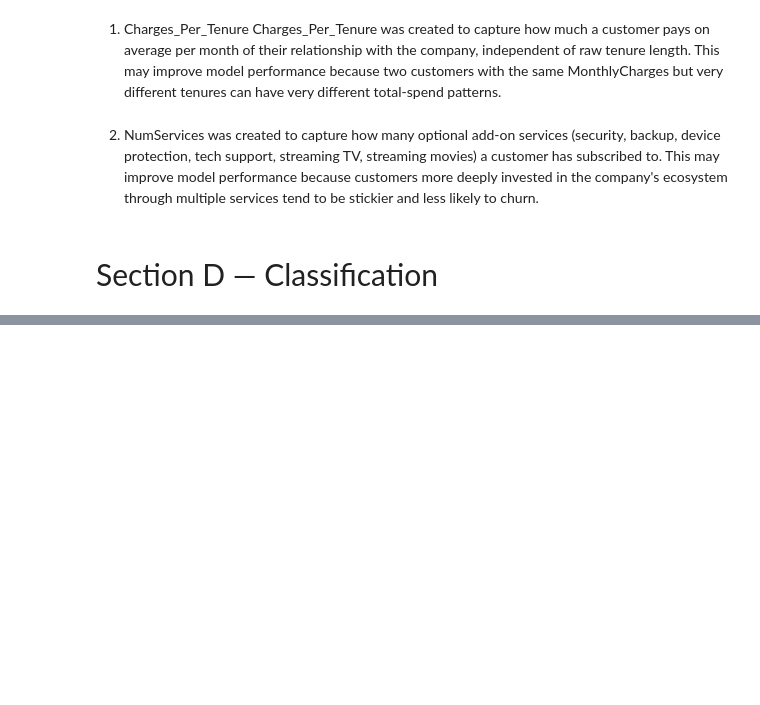
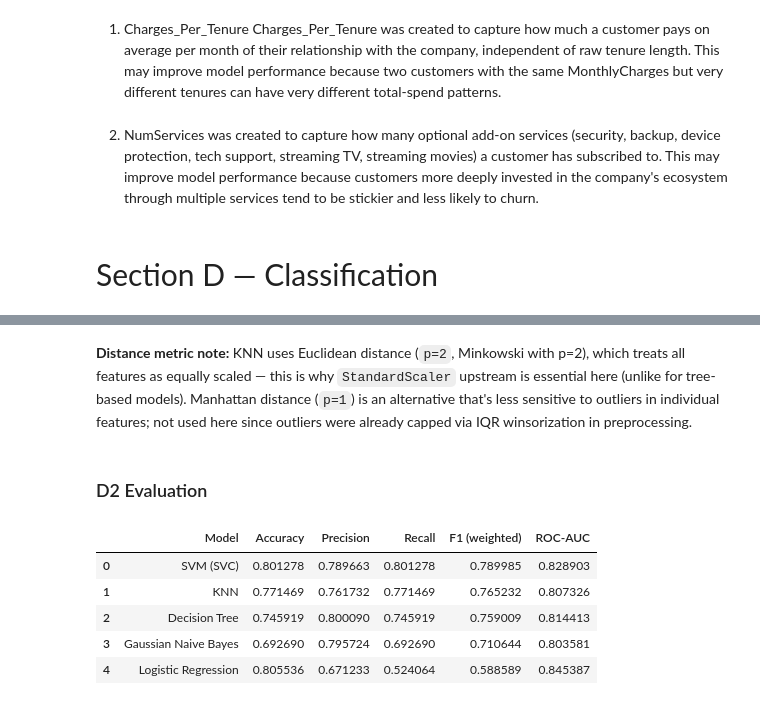
Before and after one commit to srinithi-karunakaran/Cognix_ML_Capstone, a Jupyter notebook: notebooks/classification.ipynb, the cells around one changed output, grey strips where cells are left out. Saved outputs shown, nothing was run; the diff lists cells and outputs as text; code cells hidden in the pictures; blank space fills up the shorter version.

```diff
--- a/notebooks/classification.ipynb
+++ b/notebooks/classification.ipynb
@@ -541,17 +659,22 @@ Support Vector Machine (SVC)
 </h1>
 # %%
-# Create model
-svc = SVC(
-    kernel='rbf',
-    C=1.0,
-    gamma='scale',
-    class_weight='balanced',
-    probability=True,
-    random_state=42
+param_grid = {
+    'estimator__C': [0.1, 1, 10],
+    'estimator__kernel': ['linear', 'rbf']
+}
+
+svc_grid = GridSearchCV(
+    CalibratedClassifierCV(SVC(), ensemble=False),
+    param_grid,
+    scoring='f1_weighted',
+    cv=3  # SVC is slow — keep folds low
 )
+svc_grid.fit(X_train, y_train)
 
-# Train model
-svc.fit(X_train, y_train)
+print("Best params:", svc_grid.best_params_)
+print("Best CV weighted F1:", svc_grid.best_score_)
+
+svc = svc_grid.best_estimator_
 
 # Predict
 y_pred_svc = svc.predict(X_test)
@@ -559,12 +682,12 @@ y_proba_svc = svc.predict_proba(X_test)[:, 1]
 
 # Evaluation
 acc_svc = accuracy_score(y_test, y_pred_svc)
-prec_svc = precision_score(y_test, y_pred_svc)
-rec_svc = recall_score(y_test, y_pred_svc)
-f1_svc = f1_score(y_test, y_pred_svc)
+prec_svc = precision_score(y_test, y_pred_svc, average='weighted')
+rec_svc = recall_score(y_test, y_pred_svc, average='weighted')
+f1_svc = f1_score(y_test, y_pred_svc, average='weighted')
 auc_svc = roc_auc_score(y_test, y_proba_svc)
 
-print("Support Vector Machine (SVC)")
+print("\nSupport Vector Machine (SVC)")
 print("Accuracy:", acc_svc)
 print("Precision:", prec_svc)
 print("Recall:", rec_svc)
@@ -598,0 +791,22 @@ plt.show()
+# %% [markdown]
+**Distance metric note:** KNN uses Euclidean distance (`p=2`, Minkowski with p=2), which treats all features as equally scaled — this is why `StandardScaler` upstream is essential here (unlike for tree-based models). Manhattan distance (`p=1`) is an alternative that's less sensitive to outliers in individual features; not used here since outliers were already capped via IQR winsorization in preprocessing.
+# %% [markdown]
+### D2 Evaluation
+# %%
+results = pd.DataFrame({
+    'Model': ['Logistic Regression', 'Gaussian Naive Bayes', 'Decision Tree', 'SVM (SVC)', 'KNN'],
+    'Accuracy':  [acc_logreg, acc_gnb, acc_dtc, acc_svc, acc_knn],
+    'Precision': [prec_logreg, prec_gnb, prec_dtc, prec_svc, prec_knn],
+    'Recall':    [rec_logreg, rec_gnb, rec_dtc, rec_svc, rec_knn],
+    'F1 (weighted)': [f1_logreg, f1_gnb, f1_dtc, f1_svc, f1_knn],
+    'ROC-AUC':   [auc_logreg, auc_gnb, auc_dtc, auc_svc, auc_knn],
+}).sort_values('F1 (weighted)', ascending=False).reset_index(drop=True)
+
+results
+# %% [output]
+|  | Model | Accuracy | Precision | Recall | F1 (weighted) | ROC-AUC |
+| 0 | SVM (SVC) | 0.801278 | 0.789663 | 0.801278 | 0.789985 | 0.828903 |
+| 1 | KNN | 0.771469 | 0.761732 | 0.771469 | 0.765232 | 0.807326 |
+| 2 | Decision Tree | 0.745919 | 0.800090 | 0.745919 | 0.759009 | 0.814413 |
+| 3 | Gaussian Naive Bayes | 0.692690 | 0.795724 | 0.692690 | 0.710644 | 0.803581 |
+| 4 | Logistic Regression | 0.805536 | 0.671233 | 0.524064 | 0.588589 | 0.845387 |
```
Also changed, not shown: parts of 22 cells of this notebook.
